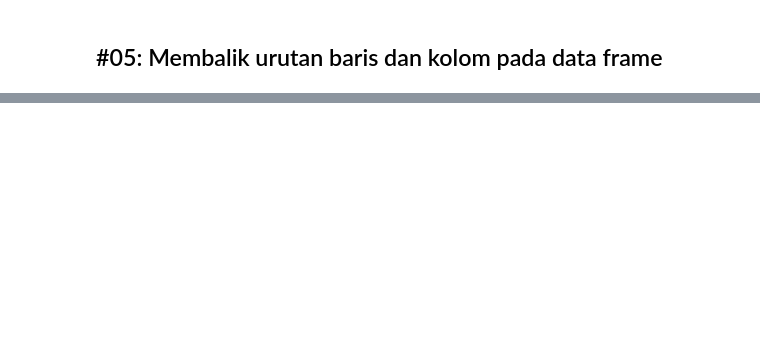
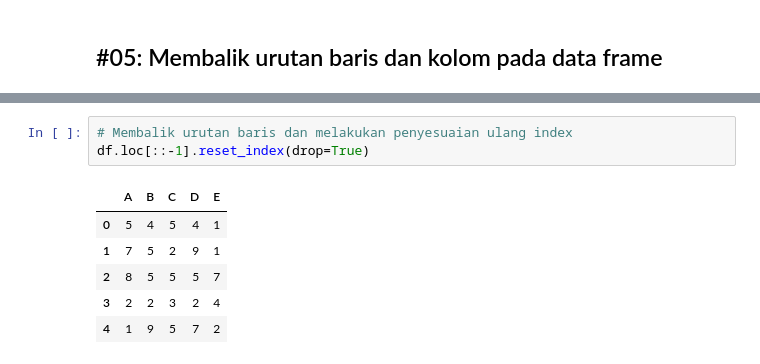
Before and after one commit to yap23/belajar_python, a Jupyter notebook: Belajar Pandas.ipynb, the cells around one changed output, grey strips where cells are left out. Drawn from its saved outputs; the diff is of its cells as text; blank space fills up the shorter version.

```diff
--- a/Belajar Pandas.ipynb
+++ b/Belajar Pandas.ipynb
@@ -278,0 +276,10 @@ df.loc[::-1, :]
+# %%
+# Membalik urutan baris dan melakukan penyesuaian ulang index
+df.loc[::-1].reset_index(drop=True)
+# %% [output]
+|  | A | B | C | D | E |
+| 0 | 5 | 4 | 5 | 4 | 1 |
+| 1 | 7 | 5 | 2 | 9 | 1 |
+| 2 | 8 | 5 | 5 | 5 | 7 |
+| 3 | 2 | 2 | 3 | 2 | 4 |
+| 4 | 1 | 9 | 5 | 7 | 2 |
```
Also changed, not shown: parts of 25 cells of this notebook.
